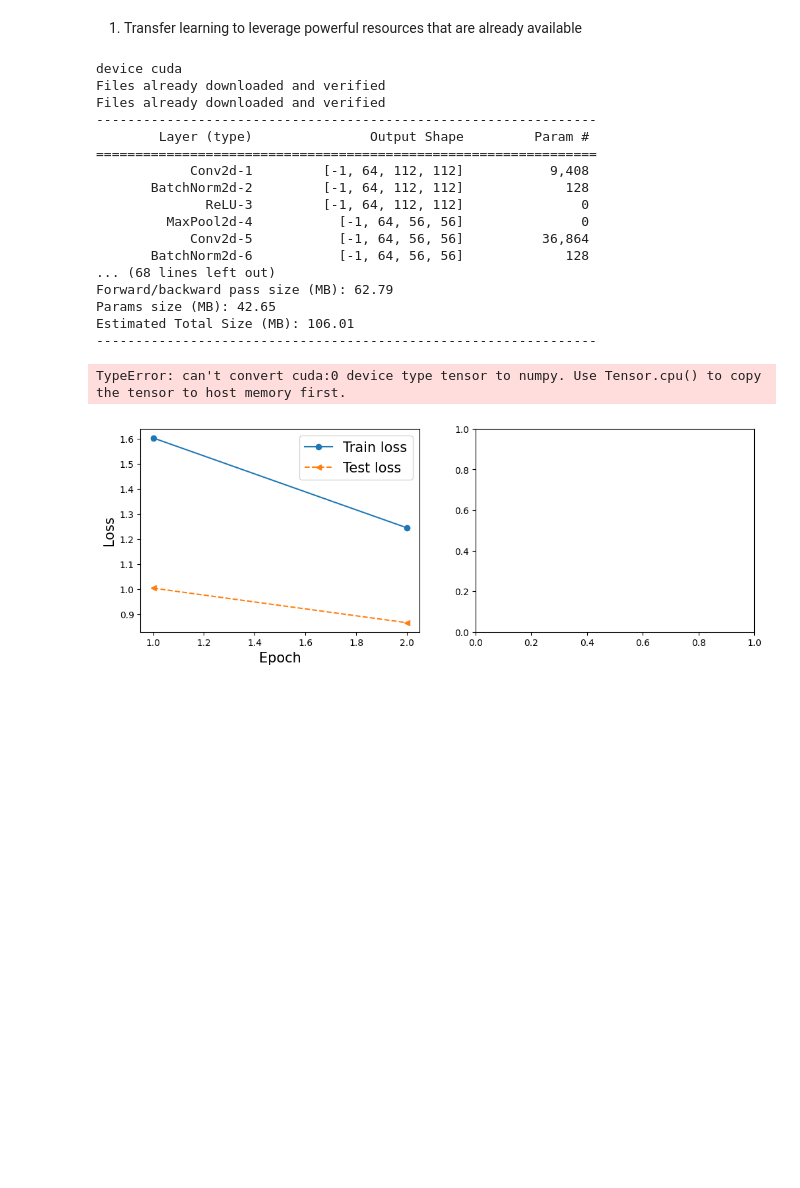
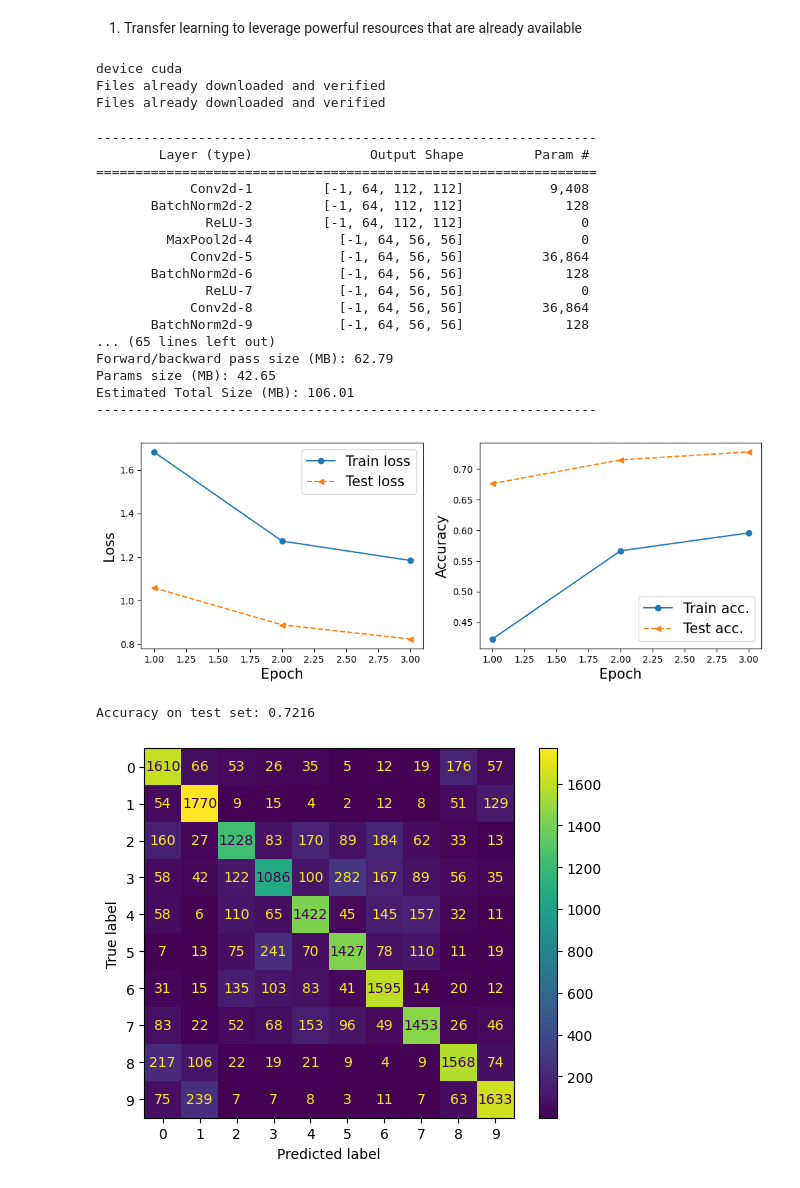
Before and after one commit to isa-ulisboa/greends-pml, a Jupyter notebook: ML_overview_with_examples.ipynb, the cells around one changed output. Cells and saved outputs as stored; diff of their text form; code cells hidden in the pictures; blank space fills up the shorter version.

```diff
--- a/ML_overview_with_examples.ipynb
+++ b/ML_overview_with_examples.ipynb
@@ -6,3 +6,9 @@
 Masters in Green Data Science, ISA/ULisboa, 2023-2024
 
 Instructor: Manuel Campagnolo mlc@isa.ulisboa.pt
+# %%
+import torch
+x=4
+print(torch.tensor(x).cpu().numpy())
+def to_cpu(x):
+      return torch.tensor(x).cpu().numpy()
@@ -2790,8 +2798,8 @@ def plot_accuracy_from_predictions(hist):
     hist: tuple
         where hist[4] is the list of predicted values for test and hist[5] are the actual labels
     '''
-    pred=hist[4].numpy()
-    actual=hist[5].numpy()
+    pred=[t.item() for t in hist[4]]
+    actual=[t.item() for t in hist[5]]
     labels = np.unique(actual)
     disp = ConfusionMatrixDisplay.from_predictions(actual,pred,labels=labels)
     # print global accuracy
@@ -2809,14 +2817,14 @@ def plot_losses(hist):
     x_arr = np.arange(len(hist[0])) + 1
     fig = plt.figure(figsize=(12, 4))
     ax = fig.add_subplot(1, 2, 1)
-    ax.plot(x_arr, hist[0].cpu() , '-o', label='Train loss')
-    ax.plot(x_arr, hist[1].cpu(), '--<', label='Test loss')
+    ax.plot(x_arr, hist[0] , '-o', label='Train loss')
+    ax.plot(x_arr, hist[1], '--<', label='Test loss')
     ax.set_xlabel('Epoch', size=15)
     ax.set_ylabel('Loss', size=15)
     ax.legend(fontsize=15)
     ax = fig.add_subplot(1, 2, 2)
-    ax.plot(x_arr, hist[2].cpu(), '-o', label='Train acc.')
-    ax.plot(x_arr, hist[3].cpu(), '--<', label='Test acc.')
+    ax.plot(x_arr, [t.item() for t in hist[2]], '-o', label='Train acc.') # tensors in cuda cannot be plotted
+    ax.plot(x_arr, [t.item() for t in hist[3]], '--<', label='Test acc.')
     ax.legend(fontsize=15)
     ax.set_xlabel('Epoch', size=15)
     ax.set_ylabel('Accuracy', size=15)
@@ -2833,7 +2841,7 @@ print('device',device)
 test_size=0.2
 hidden_size = 8
 batch_size= 500
-num_epochs = 1
+num_epochs = 3
 # CIFAR-10 images
 NUM_CLASSES=10
 # Optimizer specific options
@@ -2908,46 +2916,50 @@ model.fc=nn.Linear(512, NUM_CLASSES)
 model.requires_grad_(False)
 model.fc.requires_grad_(True)
 
 # to the correct processor
 model=model.to(device)
 
 # model description
 summary(model,(C,H,W)) # C, H, W
 
 # Define loss function and optimizer
 # Either torch.nn.NLLLoss or torch.nn.CrossEntropyLoss can be used: CrossEntropyLoss (https://pytorch.org/docs/stable/generated/torch.nn.CrossEntropyLoss.html) implements softmax internally
 loss_fn = nn.CrossEntropyLoss()
 
 # Optimizer: optimizer object that will hold the current state and will update the parameters based on the computed gradients
 # for param in model.parameters(): print(param.data)
 optimizer = optim.Adam(model.parameters(), lr=learning_rate, weight_decay=regularization_param)
 
 # Train the model and predict on test samples to estimate accuracy
 # history stores losses, accuracy, actual labels and predictions
 history = train(model, optimizer, loss_fn, num_epochs, train_dl, test_dl)
 
 # plot losses along epochs
 plot_losses(history)
 # plot confusion matrix
 plot_accuracy_from_predictions(history)
 #plot_accuracy(hist)
 # %% [output]
 device cuda
 Files already downloaded and verified
 Files already downloaded and verified
-----------------------------------------------------------------
-        Layer (type)               Output Shape         Param #
-================================================================
-            Conv2d-1         [-1, 64, 112, 112]           9,408
-       BatchNorm2d-2         [-1, 64, 112, 112]             128
-              ReLU-3         [-1, 64, 112, 112]               0
-         MaxPool2d-4           [-1, 64, 56, 56]               0
-            Conv2d-5           [-1, 64, 56, 56]          36,864
-       BatchNorm2d-6           [-1, 64, 56, 56]             128
-... (68 lines left out)
-Forward/backward pass size (MB): 62.79
-Params size (MB): 42.65
-Estimated Total Size (MB): 106.01
-----------------------------------------------------------------
-TypeError: can't convert cuda:0 device type tensor to numpy. Use Tensor.cpu() to copy the tensor to host memory first.
+----------------------------------------------------------------
+        Layer (type)               Output Shape         Param #
+================================================================
+            Conv2d-1         [-1, 64, 112, 112]           9,408
+       BatchNorm2d-2         [-1, 64, 112, 112]             128
+              ReLU-3         [-1, 64, 112, 112]               0
+         MaxPool2d-4           [-1, 64, 56, 56]               0
+            Conv2d-5           [-1, 64, 56, 56]          36,864
+       BatchNorm2d-6           [-1, 64, 56, 56]             128
+              ReLU-7           [-1, 64, 56, 56]               0
+            Conv2d-8           [-1, 64, 56, 56]          36,864
+       BatchNorm2d-9           [-1, 64, 56, 56]             128
+... (65 lines left out)
+Forward/backward pass size (MB): 62.79
+Params size (MB): 42.65
+Estimated Total Size (MB): 106.01
+----------------------------------------------------------------
-[figure, old version]
+[figure, new version]
+Accuracy on test set: 0.7216
+[figure, added]
```
Also changed, not shown: parts of 1 cell of this notebook.
